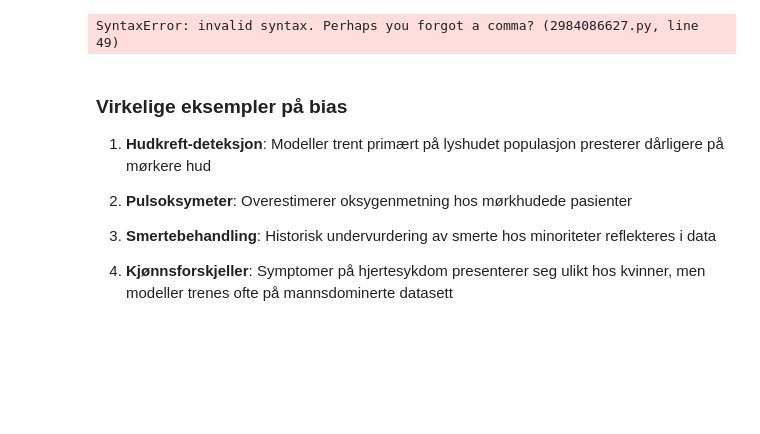
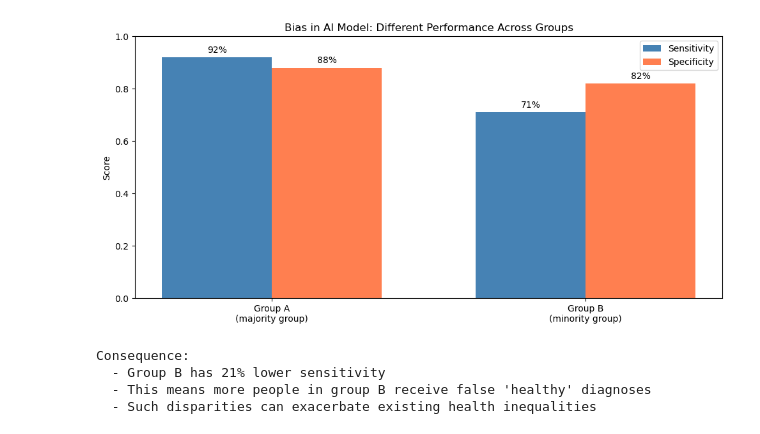
Before and after one commit to arvidl/BMED365-2026, a Jupyter notebook: Lab3-GenAI-LLM/notebooks/06-ai-ethics-medicine.ipynb, the cells around one changed output. Saved outputs shown, nothing was run; the diff lists cells and outputs as text; code cells hidden in the pictures; blank space fills up the shorter version.

```diff
--- a/Lab3-GenAI-LLM/notebooks/06-ai-ethics-medicine.ipynb
+++ b/Lab3-GenAI-LLM/notebooks/06-ai-ethics-medicine.ipynb
@@ -129,62 +132,56 @@ Bias i AI-systemer kan føre til systematisk urettferdig behandling av pasientgr
 import numpy as np
 import matplotlib.pyplot as plt
 
-# Demonstrasjon av bias i en hypotetisk AI-modell
+# Demonstration of bias in a hypothetical AI model
 
-def simuler_bias_eksempel():
+def simulate_bias_example():
     """
-    Simulerer en AI-modell med ulik ytelse på forskjellige grupper.
-    Basert på virkelige observasjoner fra medisinsk AI-forskning.
+    Simulates an AI model with different performance across different groups.
+    Based on real observations from medical AI research.
     """
-    grupper = ['Gruppe A\n(majoritetsgruppe)', 'Gruppe B\n(minoritetsgruppe)']
+    groups = ['Group A\n(majority group)', 'Group B\n(minority group)']
 
-    # Simulerte ytelsesmål
-    sensitivitet = [0.92, 0.71]  # Hvor godt modellen fanger opp sykdom
-    spesifisitet = [0.88, 0.82]  # Hvor godt modellen utelukker friske
+    # Simulated performance metrics
+    sensitivity = [0.92, 0.71]  # How well the model detects disease
+    specificity = [0.88, 0.82]  # How well the model excludes healthy cases
 
-    return grupper, sensitivitet, spesifisitet
+    return groups, sensitivity, specificity
 
-grupper, sens, spec = simuler_bias_eksempel()
+groups, sens, spec = simulate_bias_example()
 
 fig, ax = plt.subplots(figsize=(10, 5))
 
-x = np.arange(len(grupper))
+x = np.arange(len(groups))
 width = 0.35
 
-bars1 = ax.bar(x - width/2, sens, width, label='Sensitivitet', color='steelblue')
-bars2 = ax.bar(x + width/2, spec, width, label='Spesifisitet', color='coral')
+bars1 = ax.bar(x - width/2, sens, width, label='Sensitivity', color='steelblue')
+bars2 = ax.bar(x + width/2, spec, width, label='Specificity', color='coral')
 
 ax.set_ylabel('Score')
-ax.set_title('Bias i AI-modell: Ulik ytelse på forskjellige grupper')
+ax.set_title('Bias in AI Model: Different Performance Across Groups')
 ax.set_xticks(x)
-ax.set_xticklabels(grupper)
+ax.set_xticklabels(groups)
 ax.legend()
 ax.set_ylim(0, 1)
 
-# Legg til verdier på søylene
+# Add values on bars
 for bar in bars1 + bars2:
     height = bar.get_height()
     ax.annotate(f'{height:.0%}',
                 xy=(bar.get_x() + bar.get_width() / 2, height),
                 xytext=(0, 3), textcoords="offset points",
                 ha='center', va='bottom')
 
 plt.tight_layout()
 plt.show()
 
-print("\nKonsekvens:")
-print(f"  - Gruppe B har {(sens[0]-sens[1])*100:.0f}% lavere sensitivitet")
-print(f"  - Dette betyr at flere i gruppe B får feilaktig "friskmelding"")
-print(f"  - Slike skjevheter kan forsterke eksisterende helseforskjeller")
+print("\nConsequence:")
+print(f"  - Group B has {(sens[0]-sens[1])*100:.0f}% lower sensitivity")
+print(f"  - This means more people in group B receive false 'healthy' diagnoses")
+print(f"  - Such disparities can exacerbate existing health inequalities")
 # %% [output]
+[figure, added]
-SyntaxError: invalid syntax. Perhaps you forgot a comma? (2984086627.py, line 49)
+Consequence:
+  - Group B has 21% lower sensitivity
+  - This means more people in group B receive false 'healthy' diagnoses
+  - Such disparities can exacerbate existing health inequalities
-# %% [markdown]
-### Virkelige eksempler på bias
-
-1. **Hudkreft-deteksjon**: Modeller trent primært på lyshudet populasjon presterer dårligere på mørkere hud
-
-2. **Pulsoksymeter**: Overestimerer oksygenmetning hos mørkhudede pasienter
-
-3. **Smertebehandling**: Historisk undervurdering av smerte hos minoriteter reflekteres i data
-
-4. **Kjønnsforskjeller**: Symptomer på hjertesykdom presenterer seg ulikt hos kvinner, men modeller trenes ofte på mannsdominerte datasett
```
Also changed, not shown: parts of 28 cells of this notebook.
